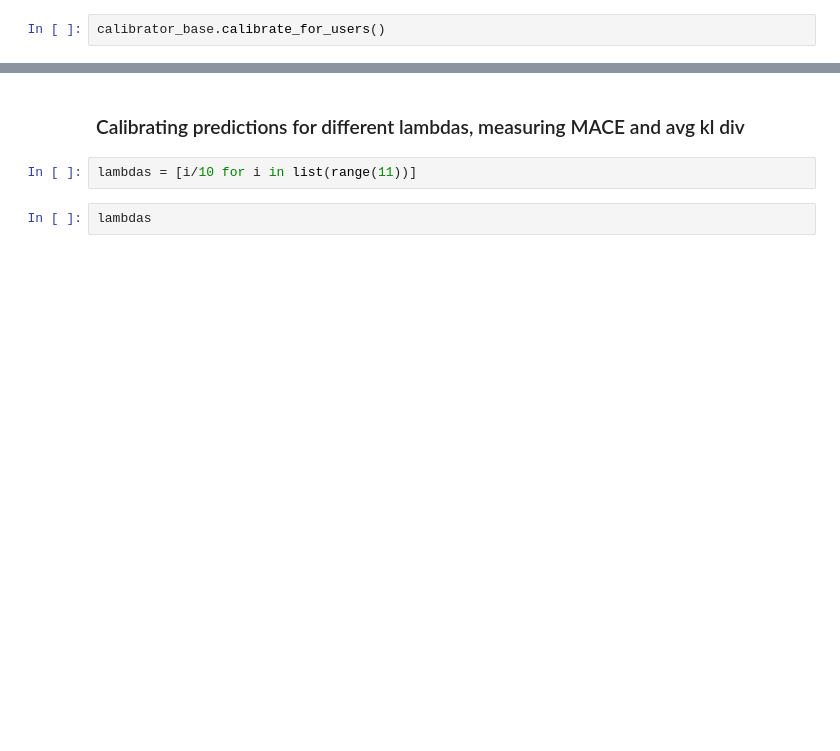
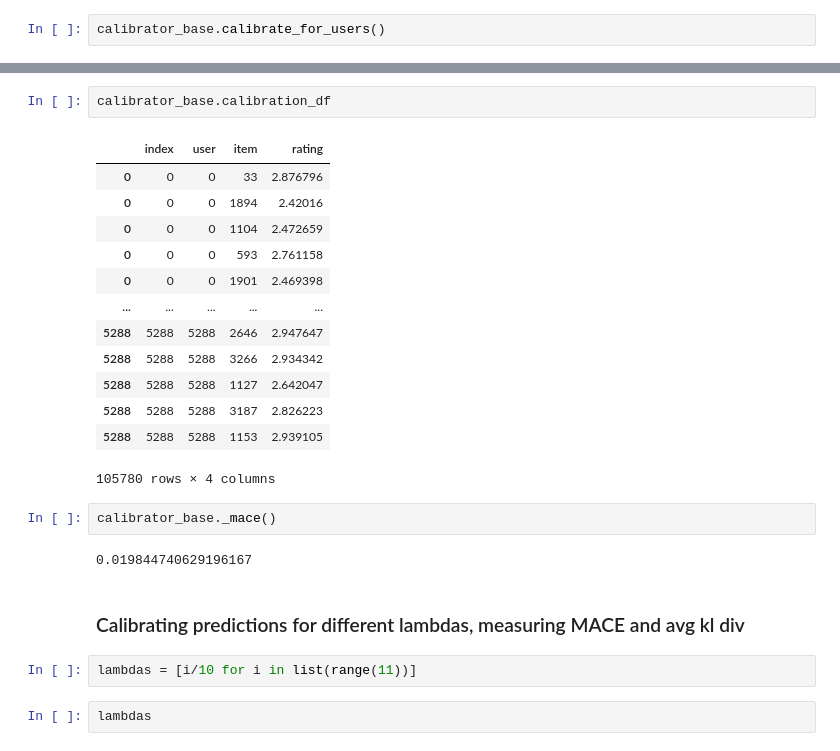
Before and after one commit to caiotda/calibrated-recommendations, a Jupyter notebook: playground.ipynb, the cells around one changed output, grey strips where cells are left out. Cells and saved outputs as stored; diff of their text form; blank space fills up the shorter version.

```diff
--- a/playground.ipynb
+++ b/playground.ipynb
@@ -205,3 +265,23 @@ calibrator_base.get_avg_kl_div(source="calibrated")
+# %%
+calibrator_base.calibration_df
+# %% [output]
+|  | index | user | item | rating |
+| 0 | 0 | 0 | 33 | 2.876796 |
+| 0 | 0 | 0 | 1894 | 2.42016 |
+| 0 | 0 | 0 | 1104 | 2.472659 |
+| 0 | 0 | 0 | 593 | 2.761158 |
+| 0 | 0 | 0 | 1901 | 2.469398 |
+| ... | ... | ... | ... | ... |
+| 5288 | 5288 | 5288 | 2646 | 2.947647 |
+| 5288 | 5288 | 5288 | 3266 | 2.934342 |
+| 5288 | 5288 | 5288 | 1127 | 2.642047 |
+| 5288 | 5288 | 5288 | 3187 | 2.826223 |
+| 5288 | 5288 | 5288 | 1153 | 2.939105 |
+105780 rows × 4 columns
+# %%
+calibrator_base._mace()
+# %% [output]
+0.019844740629196167
 # %% [markdown]
 ### Calibrating predictions for different lambdas, measuring MACE and avg kl div
 # %%
```
Also changed, not shown: parts of 27 cells of this notebook, 5 other files.
